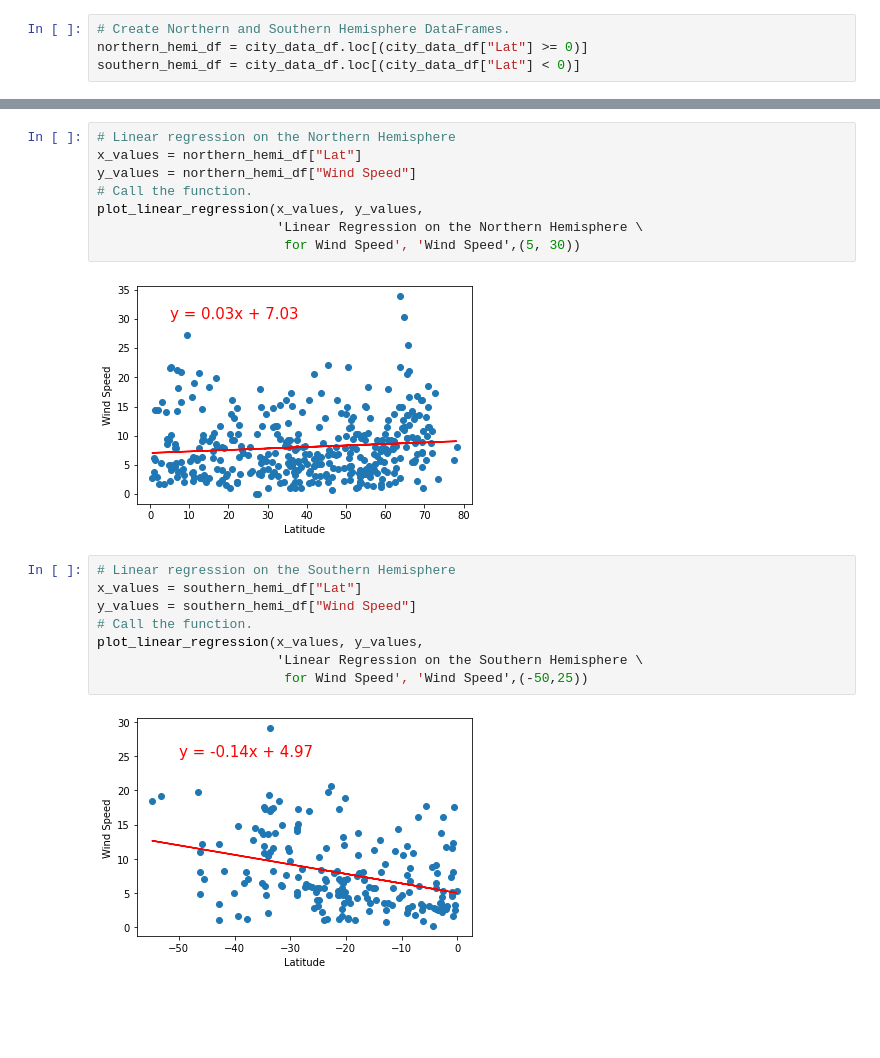
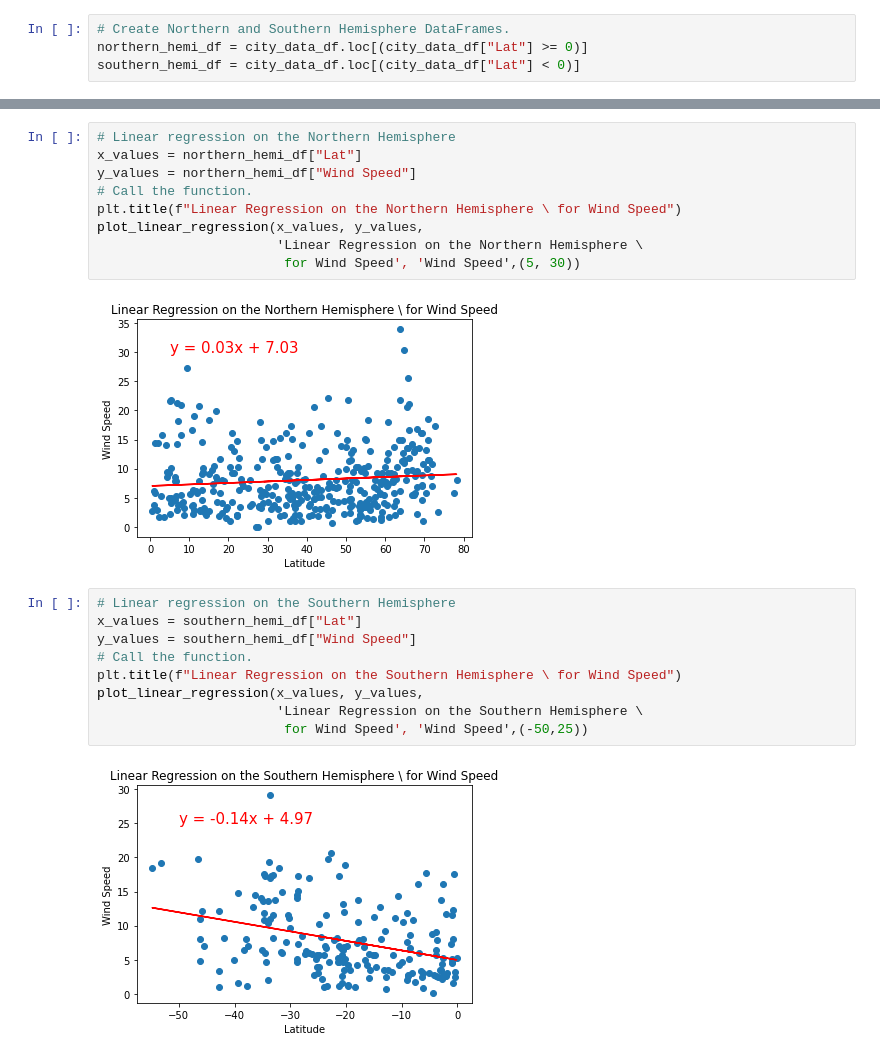
Before and after one commit to markmayo28/World_Weather_Analysis, a Jupyter notebook: WeatherPy.ipynb, the cells around one changed output, grey strips where cells are left out. Drawn from its saved outputs; the diff is of its cells as text; blank space fills up the shorter version.

```diff
--- a/WeatherPy.ipynb
+++ b/WeatherPy.ipynb
@@ -369,20 +375,22 @@ plot_linear_regression(x_values, y_values,
 # %%
 # Linear regression on the Northern Hemisphere
 x_values = northern_hemi_df["Lat"]
 y_values = northern_hemi_df["Wind Speed"]
 # Call the function.
+plt.title(f"Linear Regression on the Northern Hemisphere \ for Wind Speed")
 plot_linear_regression(x_values, y_values,
                        'Linear Regression on the Northern Hemisphere \
                         for Wind Speed', 'Wind Speed',(5, 30))
 # %% [output]
-[figure, old version]
+[figure, new version]
 # %%
 # Linear regression on the Southern Hemisphere
 x_values = southern_hemi_df["Lat"]
 y_values = southern_hemi_df["Wind Speed"]
 # Call the function.
+plt.title(f"Linear Regression on the Southern Hemisphere \ for Wind Speed")
 plot_linear_regression(x_values, y_values,
                        'Linear Regression on the Southern Hemisphere \
                         for Wind Speed', 'Wind Speed',(-50,25))
 # %% [output]
-[figure, old version]
+[figure, new version]
```
Also changed, not shown: parts of 6 cells of this notebook, 2 other files.
